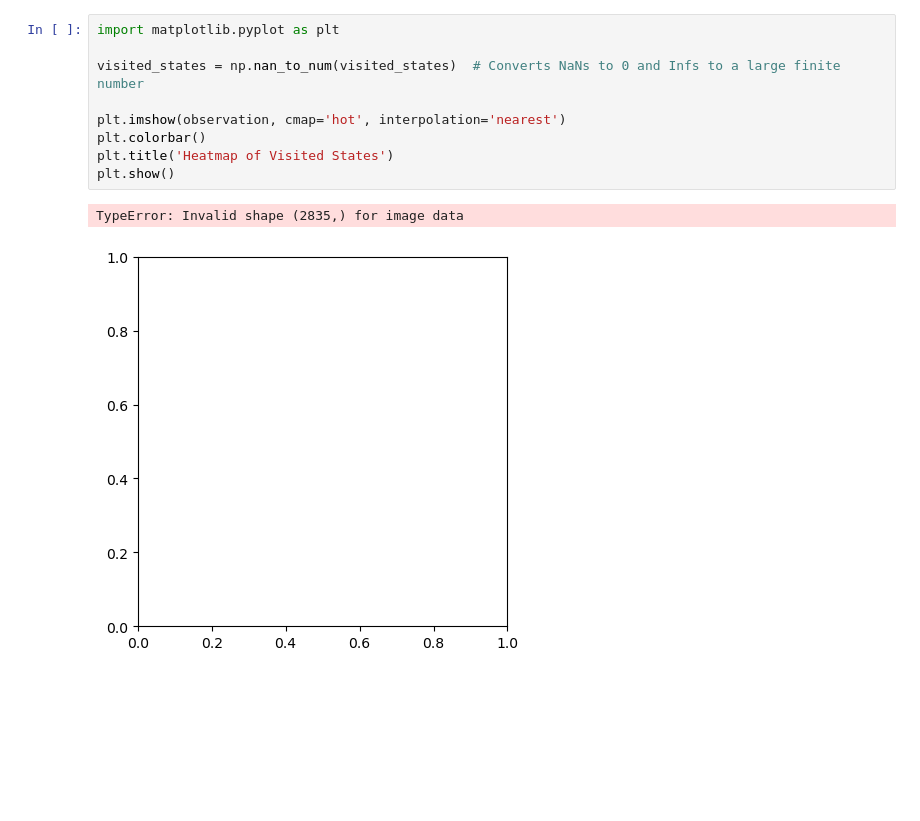
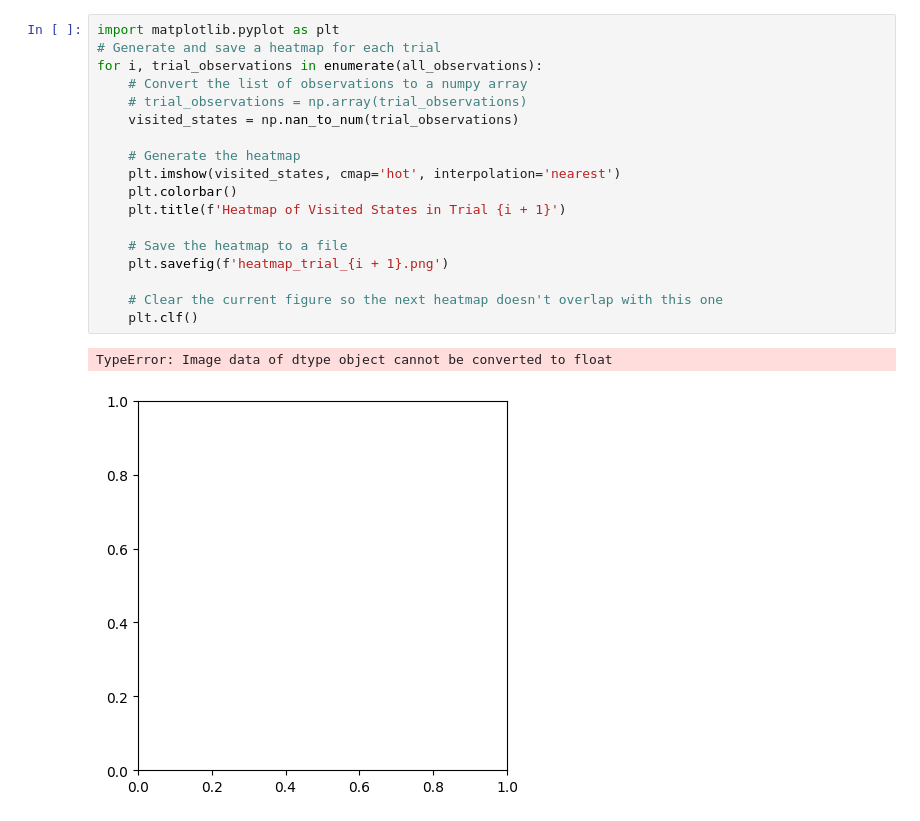
Before and after one commit to berkayeren/rl-learning, a Jupyter notebook: gym_trainer.ipynb, the cells around one changed output. Drawn from its saved outputs; the diff is of its cells as text; blank space fills up the shorter version.

```diff
--- a/gym_trainer.ipynb
+++ b/gym_trainer.ipynb
@@ -212,12 +249,21 @@ while not done:
-# %%
-import matplotlib.pyplot as plt
-
-visited_states = np.nan_to_num(visited_states)  # Converts NaNs to 0 and Infs to a large finite number
-
-plt.imshow(observation, cmap='hot', interpolation='nearest')
-plt.colorbar()
-plt.title('Heatmap of Visited States')
-plt.show()
-# %% [output]
-TypeError: Invalid shape (2835,) for image data
-[figure, removed]
+# %%
+import matplotlib.pyplot as plt
+# Generate and save a heatmap for each trial
+for i, trial_observations in enumerate(all_observations):
+    # Convert the list of observations to a numpy array
+    # trial_observations = np.array(trial_observations)
+    visited_states = np.nan_to_num(trial_observations)
+
+    # Generate the heatmap
+    plt.imshow(visited_states, cmap='hot', interpolation='nearest')
+    plt.colorbar()
+    plt.title(f'Heatmap of Visited States in Trial {i + 1}')
+
+    # Save the heatmap to a file
+    plt.savefig(f'heatmap_trial_{i + 1}.png')
+
+    # Clear the current figure so the next heatmap doesn't overlap with this one
+    plt.clf()
+# %% [output]
+TypeError: Image data of dtype object cannot be converted to float
+[figure, added]
```
Also changed, not shown: parts of 10 cells of this notebook, 1 other file.
